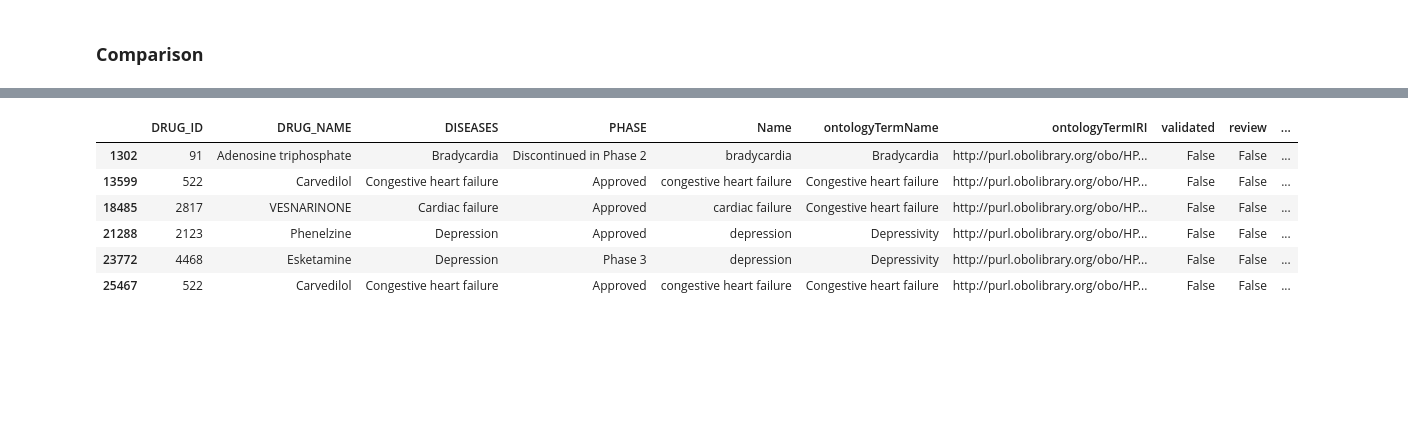
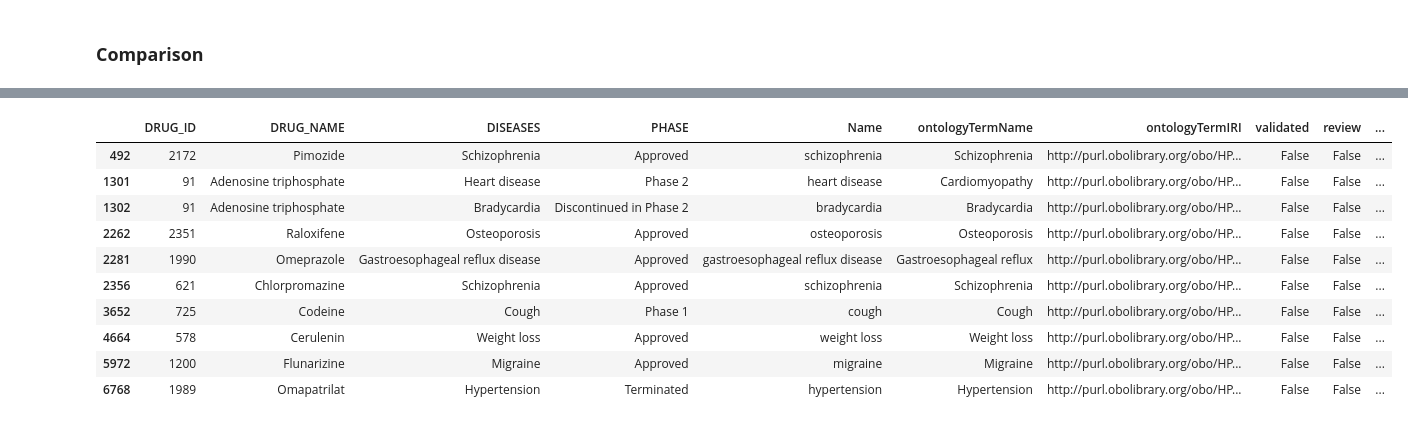
Before and after one commit to rosazwart/XAIFO-ThesisProject, a Jupyter notebook: prev/Notebook_2.ipynb, the cells around one changed output, grey strips where cells are left out. Drawn from its saved outputs; the diff is of its cells as text; code cells hidden in the pictures; blank space fills up the shorter version.

```diff
--- a/prev/Notebook_2.ipynb
+++ b/prev/Notebook_2.ipynb
@@ -432,7 +334,7 @@ df.to_csv('drug_to_disease (1).csv', encoding = 'utf-8-sig')
 # %% [markdown]
 Run only this cell if you have already saved the Drug-Disease interactions:
 # %%
-df = pd.read_csv('drug_to_disease (1).csv', header=0, index_col=0)
+df = pd.read_csv('drug_to_disease.csv', header=0, index_col=0)
 # %%
 df
 # %% [output]
@@ -457,7 +359,7 @@ df.to_csv('drug_to_disease (1).csv', encoding = 'utf-8-sig')
 Load the drug nodes (obtained from Drug Central) and the Monarch nodes:
 # %%
 graph_drugs = pd.read_csv('drug_nodes_ELA.csv', header=0)
-nodes = pd.read_csv('monarch/monarch_nodes_v2024-01-30.csv', header=0)
+nodes = pd.read_csv('monarch/prev_hd_monarch_nodes_2024-06-24.csv', header=0)
 # %% [markdown]
 Get list of unique drugs and diseases:
 # %%
@@ -566,7 +487,7 @@ final.to_csv('drug_to_disease_HP.csv', encoding = 'utf-8-sig')
 # %%
 final = pd.read_csv('drug_to_disease_HP.csv', header=0)
 # %%
-final_filtered = final[final['score'] == 100]
+final_filtered = final[final['score'] > 80]
 # %%
 len(final_filtered)
 # %% [output]
@@ -641,14 +578,18 @@ final_filtered
 # %%
 final_filtered = final_filtered.drop(labels = ['Unnamed: 0', 'score'], axis =1)
 # %%
-final_filtered
+final_filtered.head(10)
 # %% [output]
 |  | DRUG_ID | DRUG_NAME | DISEASES | PHASE | Name | ontologyTermName | ontologyTermIRI | validated | review | ... |
+| 492 | 2172 | Pimozide | Schizophrenia | Approved | schizophrenia | Schizophrenia | http://purl.obolibrary.org/obo/HP... | False | False | ... |
+| 1301 | 91 | Adenosine triphosphate | Heart disease | Phase 2 | heart disease | Cardiomyopathy | http://purl.obolibrary.org/obo/HP... | False | False | ... |
 | 1302 | 91 | Adenosine triphosphate | Bradycardia | Discontinued in Phase 2 | bradycardia | Bradycardia | http://purl.obolibrary.org/obo/HP... | False | False | ... |
-| 13599 | 522 | Carvedilol | Congestive heart failure | Approved | congestive heart failure | Congestive heart failure | http://purl.obolibrary.org/obo/HP... | False | False | ... |
-| 18485 | 2817 | VESNARINONE | Cardiac failure | Approved | cardiac failure | Congestive heart failure | http://purl.obolibrary.org/obo/HP... | False | False | ... |
-| 21288 | 2123 | Phenelzine | Depression | Approved | depression | Depressivity | http://purl.obolibrary.org/obo/HP... | False | False | ... |
-| 23772 | 4468 | Esketamine | Depression | Phase 3 | depression | Depressivity | http://purl.obolibrary.org/obo/HP... | False | False | ... |
-| 25467 | 522 | Carvedilol | Congestive heart failure | Approved | congestive heart failure | Congestive heart failure | http://purl.obolibrary.org/obo/HP... | False | False | ... |
+| 2262 | 2351 | Raloxifene | Osteoporosis | Approved | osteoporosis | Osteoporosis | http://purl.obolibrary.org/obo/HP... | False | False | ... |
+| 2281 | 1990 | Omeprazole | Gastroesophageal reflux disease | Approved | gastroesophageal reflux disease | Gastroesophageal reflux | http://purl.obolibrary.org/obo/HP... | False | False | ... |
+| 2356 | 621 | Chlorpromazine | Schizophrenia | Approved | schizophrenia | Schizophrenia | http://purl.obolibrary.org/obo/HP... | False | False | ... |
+| 3652 | 725 | Codeine | Cough | Phase 1 | cough | Cough | http://purl.obolibrary.org/obo/HP... | False | False | ... |
+| 4664 | 578 | Cerulenin | Weight loss | Approved | weight loss | Weight loss | http://purl.obolibrary.org/obo/HP... | False | False | ... |
+| 5972 | 1200 | Flunarizine | Migraine | Approved | migraine | Migraine | http://purl.obolibrary.org/obo/HP... | False | False | ... |
+| 6768 | 1989 | Omapatrilat | Hypertension | Terminated | hypertension | Hypertension | http://purl.obolibrary.org/obo/HP... | False | False | ... |
 # %%
 final_filtered.to_csv('drug_to_disease_final_v2_ELA.csv', encoding = 'utf-8-sig')
```
Also changed, not shown: parts of 30 cells of this notebook, 38 other files.
